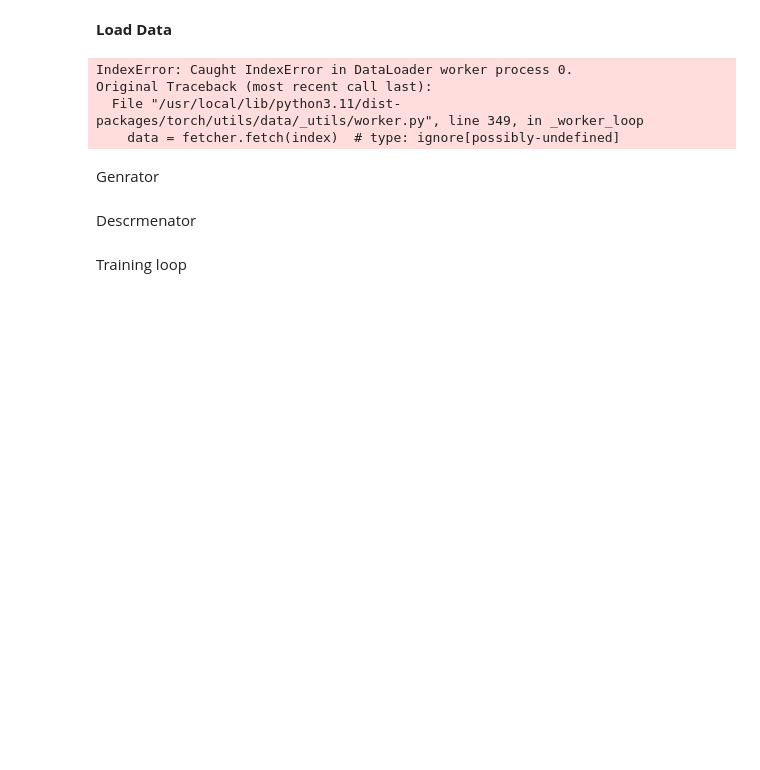
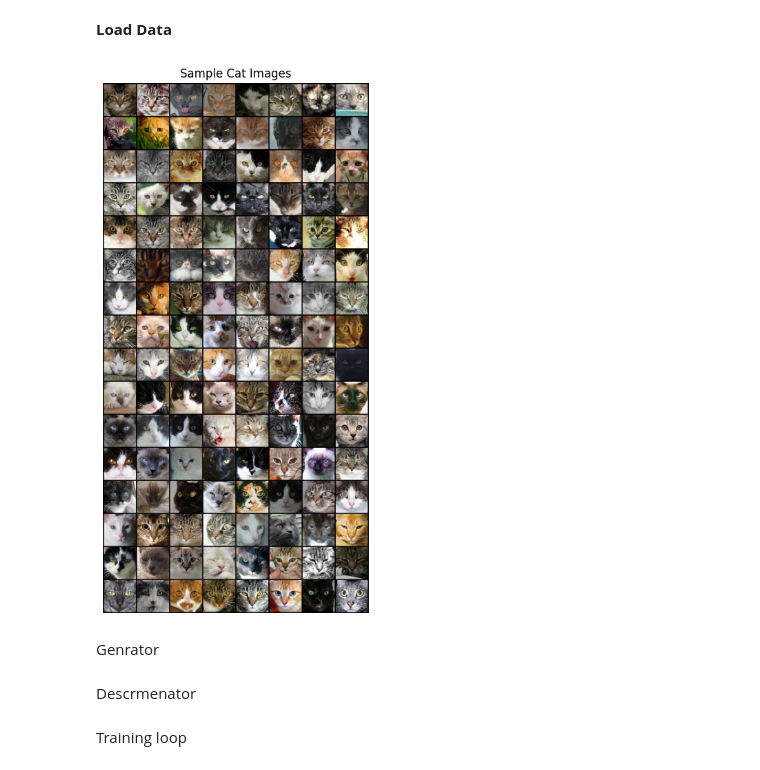
Before and after one commit to naghamo/Cats_GAN, a Jupyter notebook: cats-gan.ipynb, the cells around one changed output. Cells and saved outputs as stored; diff of their text form; code cells hidden in the pictures; blank space fills up the shorter version.

```diff
--- a/cats-gan.ipynb
+++ b/cats-gan.ipynb
@@ -14,7 +14,7 @@ from tqdm import tqdm
 
 # Settings
 data_path = '/kaggle/input/cats-faces-64x64-for-generative-models'
-image_size = 32
+image_size = 64
 batch_size = 128
 latent_size = 128
 stats = (0.5, 0.5, 0.5), (0.5, 0.5, 0.5)
@@ -29,7 +29,7 @@ train_ds = ImageFolder(data_path, transform=tt.Compose([
     tt.Normalize(*stats)
 ]))
 
-cat_subset = Subset(train_ds, list(range(50000)))
+cat_subset = Subset(train_ds, list(range(10000)))
 cat_loader = DataLoader(cat_subset, batch_size=batch_size, shuffle=True, num_workers=3, pin_memory=True)
 
 
@@ -54,37 +54,34 @@ class DeviceDataLoader:
             yield to_device(b, self.device)
 
     def __len__(self):
         return len(self.dl)
 
 # Move training data to device
 train_dl = DeviceDataLoader(cat_loader, device)
 
 # Denormalization helper
 def denorm(img_tensors):
     return img_tensors * stats[1][0] + stats[0][0]
 
 # Show a batch of real cat images
 def show_batch(dl):
     for batch in dl:
         if isinstance(batch, (list, tuple)):
             images = batch[0]  # discard labels if present
         else:
             images = batch
         break
     grid = make_grid(denorm(images), nrow=8)
     plt.figure(figsize=(10, 10))
     plt.imshow(grid.permute(1, 2, 0).cpu().numpy())
     plt.axis('off')
     plt.title('Sample Cat Images')
     plt.show()
 
 # Show images from the cat_loader
 show_batch(cat_loader)
 # %% [output]
-IndexError: Caught IndexError in DataLoader worker process 0.
-Original Traceback (most recent call last):
-  File "/usr/local/lib/python3.11/dist-packages/torch/utils/data/_utils/worker.py", line 349, in _worker_loop
-    data = fetcher.fetch(index)  # type: ignore[possibly-undefined]
+[figure, added]
 # %% [markdown]
 Genrator
 # %%
```
Also changed, not shown: parts of 1 cell of this notebook.
